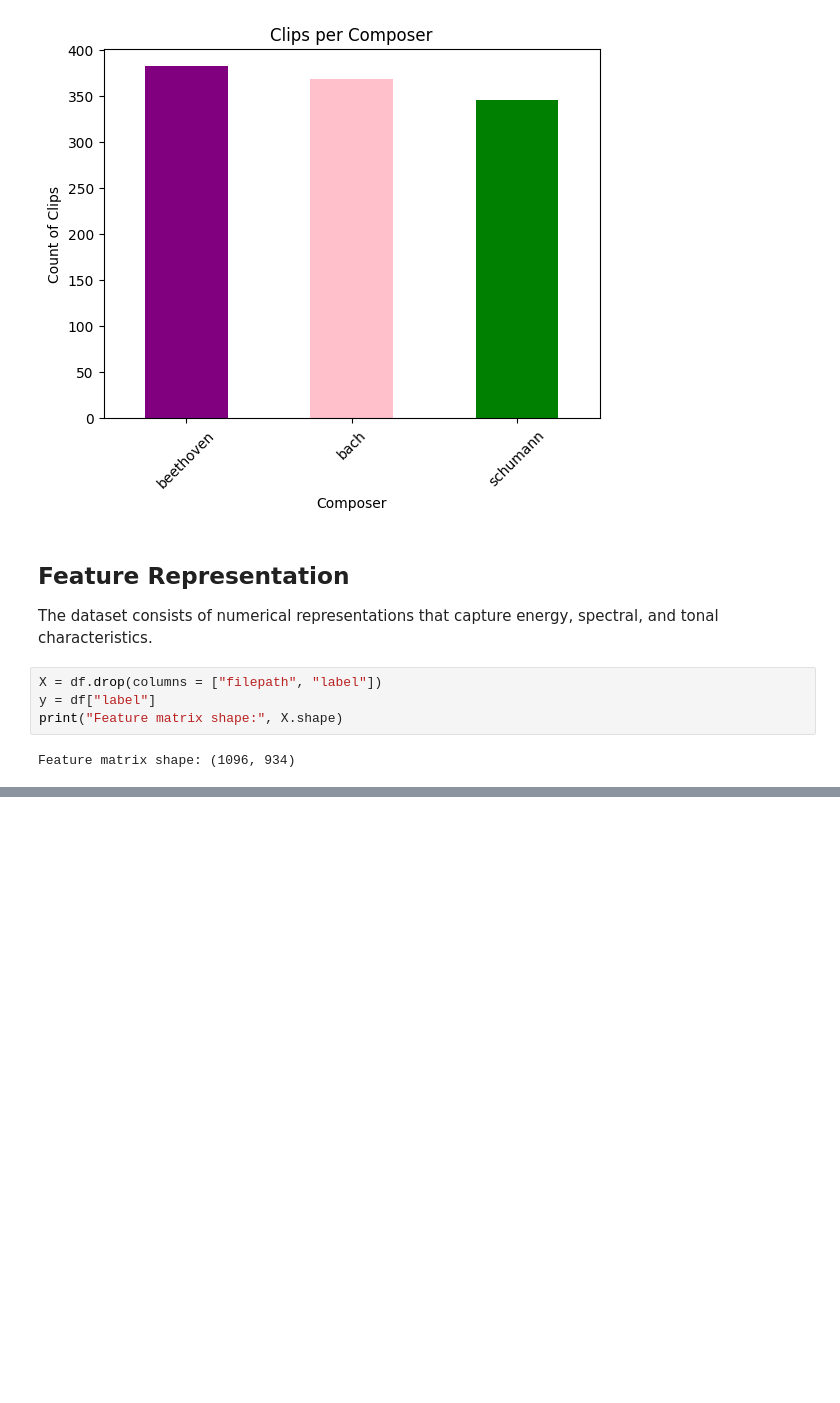
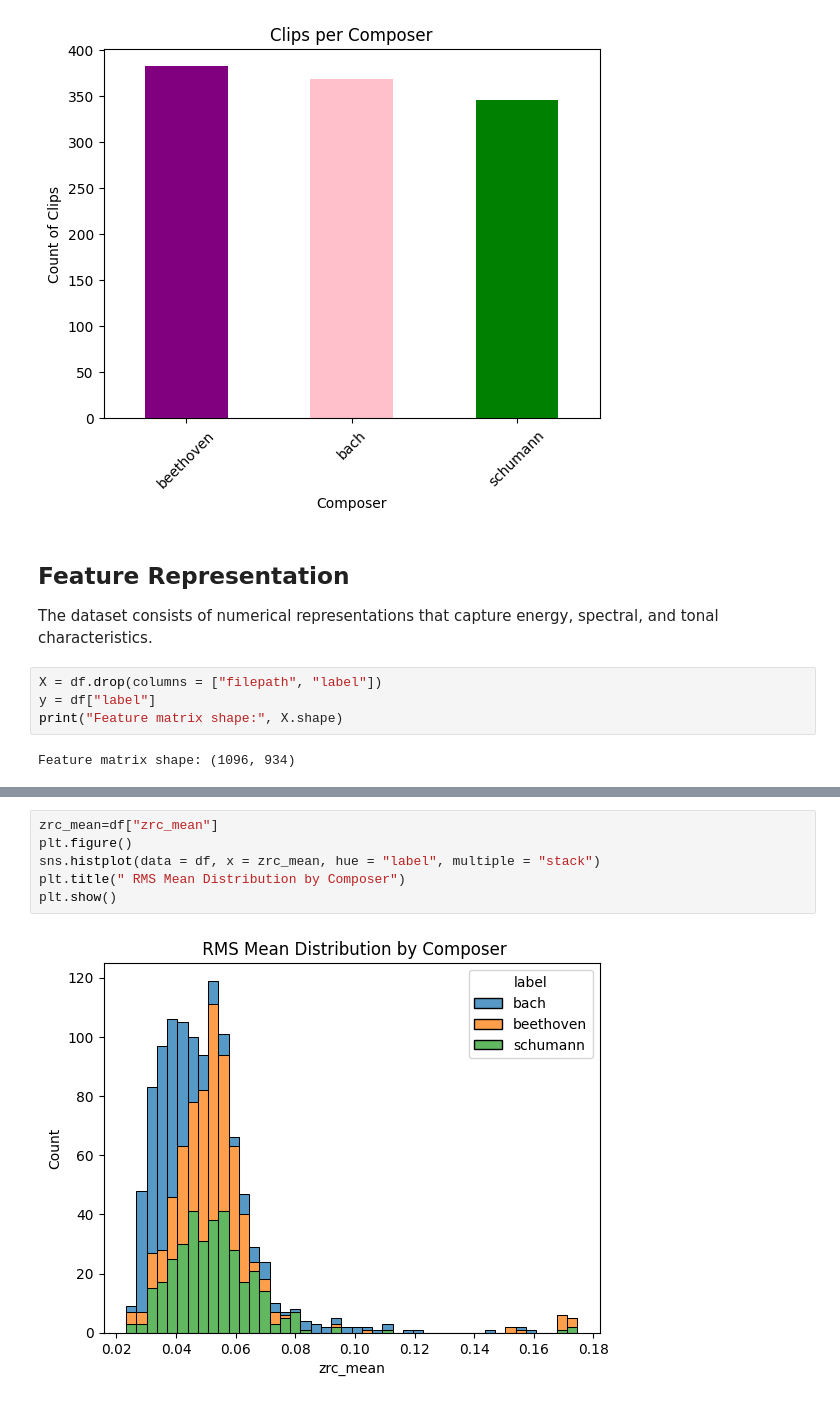
Before and after one commit to alicepark0703/cello-repertoire-classifier, a Jupyter notebook: notebooks/music_classification_analysis.ipynb, the cells around one changed output, grey strips where cells are left out. Drawn from its saved outputs; the diff is of its cells as text; blank space fills up the shorter version.

```diff
--- a/notebooks/music_classification_analysis.ipynb
+++ b/notebooks/music_classification_analysis.ipynb
@@ -67,0 +78,8 @@ TypeError: 'function' object is not subscriptable
+# %%
+zrc_mean=df["zrc_mean"]
+plt.figure()
+sns.histplot(data = df, x = zrc_mean, hue = "label", multiple = "stack")
+plt.title(" RMS Mean Distribution by Composer")
+plt.show()
+# %% [output]
+[figure, added]
```
Also changed, not shown: parts of 3 cells of this notebook.
